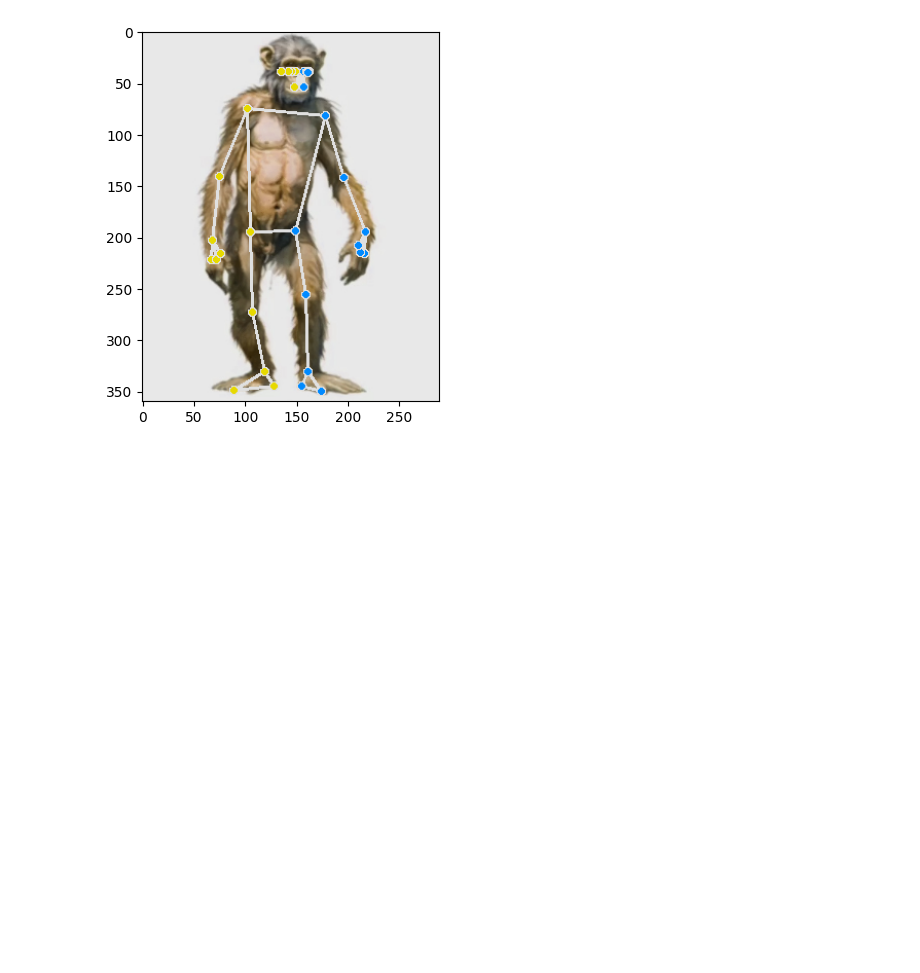
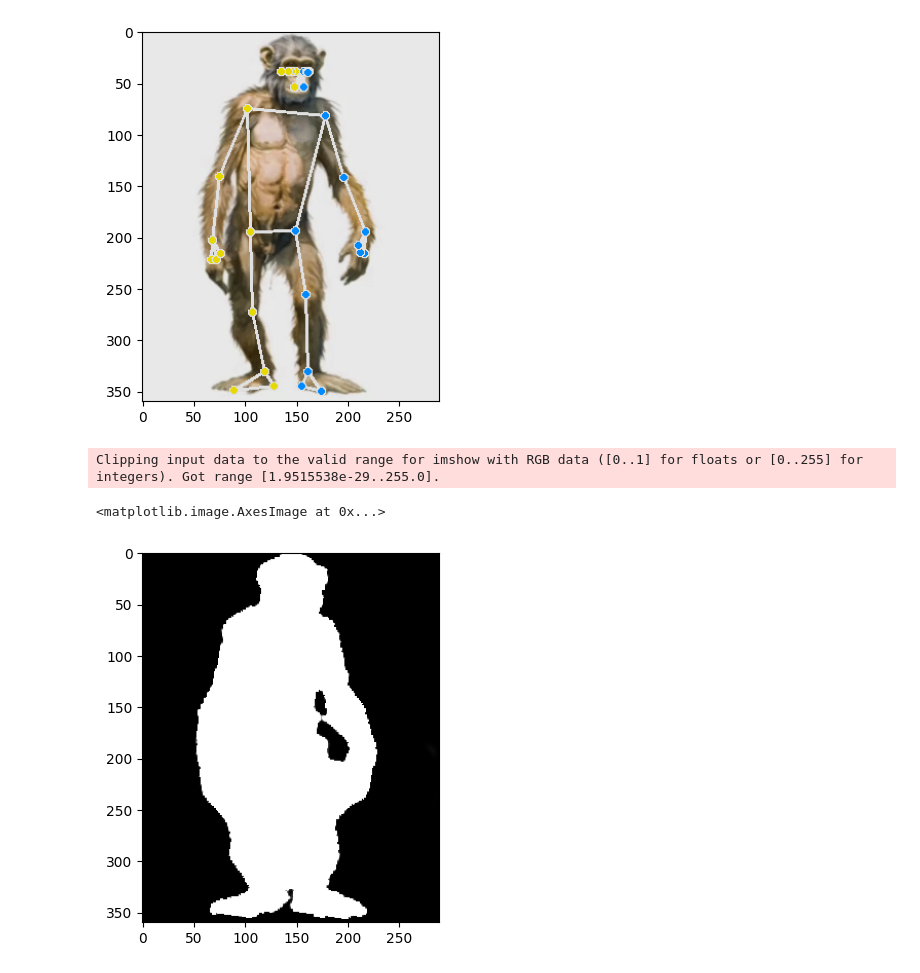
Before and after one commit to knotiome/ml3dvfx, a Jupyter notebook: pose/pose_mp.ipynb, the cells around one changed output. Saved outputs shown, nothing was run; the diff lists cells and outputs as text; code cells hidden in the pictures; blank space fills up the shorter version.

```diff
--- a/pose/pose_mp.ipynb
+++ b/pose/pose_mp.ipynb
@@ -58,3 +58,11 @@ plt.imshow(annotated_image)
 # %% [output]
 <matplotlib.image.AxesImage at 0x...>
 [figure]
+# %%
+segmentation_mask = detection_result.segmentation_masks[0].numpy_view()
+visualized_mask = np.repeat(segmentation_mask[:, :, np.newaxis], 3, axis=2) * 255
+plt.imshow(visualized_mask)
+# %% [output]
+Clipping input data to the valid range for imshow with RGB data ([0..1] for floats or [0..255] for integers). Got range [1.9515538e-29..255.0].
+<matplotlib.image.AxesImage at 0x...>
+[figure, added]
```
